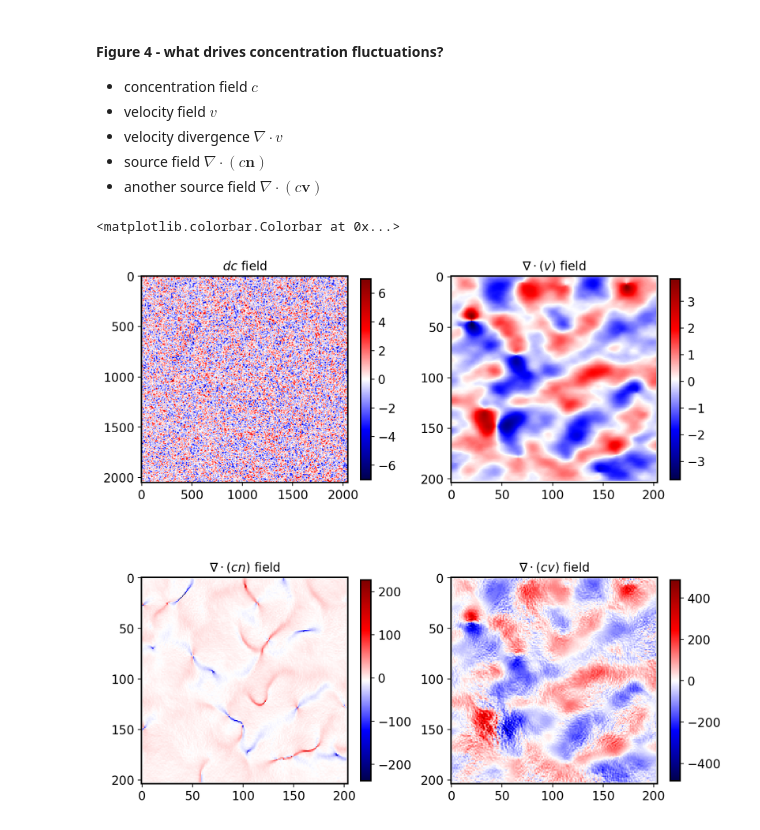
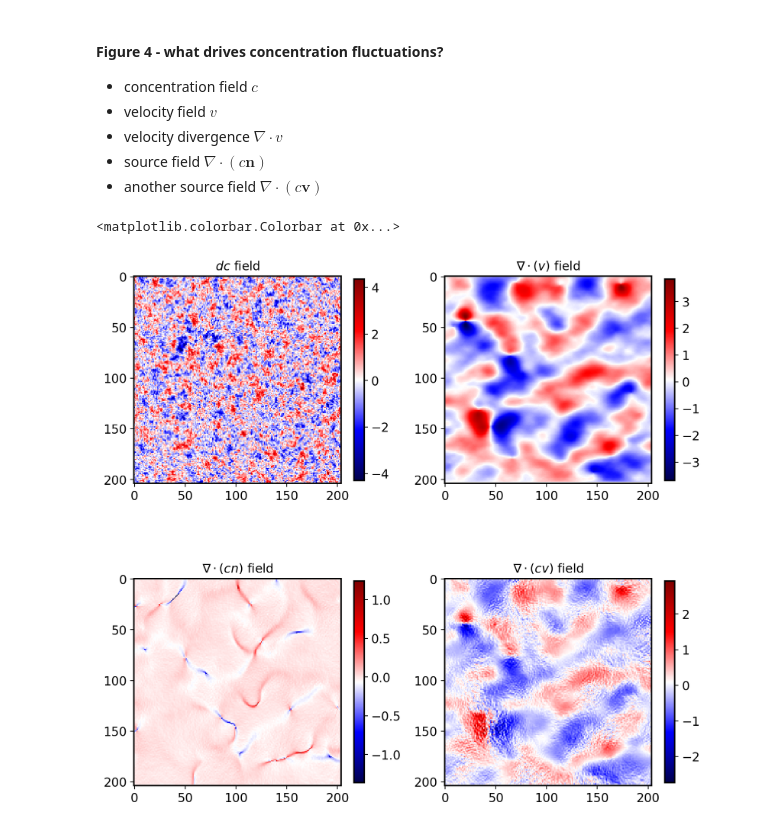
Before and after one commit to ZLoverty/Python, a Jupyter notebook: Correlation/src/fig-4_fields.ipynb, the cells around one changed output. Cells and saved outputs as stored; diff of their text form; code cells hidden in the pictures.

```diff
--- a/Correlation/src/fig-4_fields.ipynb
+++ b/Correlation/src/fig-4_fields.ipynb
@@ -28,36 +27,44 @@ import pandas as pd
 * another source field $\nabla \cdot (c\boldsymbol{v})$
 # %%
 Dir = r'D:\Wei\Dynamics_raw\piv_result_10\80\900-901.csv'
-img_folder = r'D:\Wei\Dynamics_raw\100'
+img_folder = r'D:\Wei\Dynamics_raw\80'
 dc_folder = r'D:\Wei\Dynamics_raw\80_diff'
+dif = 10
 pivData = pd.read_csv(Dir)
 folder, file = os.path.split(Dir)
 name_ind = file.find('-')
 name = file[0: name_ind]
+
+# dc = np.load(os.path.join(dc_folder, name + '.npy'))
 imgDir = os.path.join(img_folder, name + '.tif')
+imgDir1 = os.path.join(img_folder, str(int(int(name)+dif)) + '.tif')
 img = io.imread(imgDir)
-c, v, divcn, divcv, divv = corrLib.div_field_2(img, pivData, 10, 10)
-dc = np.load(os.path.join(dc_folder, name + '.npy'))
+img1 = io.imread(imgDir1)
+c, v, divcn, divcv, divv = cl.div_field(img, pivData, 10, 10)
+X, Y, I0 = cl.divide_windows(img0, windowsize=[10, 10], step=10)
+X, Y, I1 = cl.divide_windows(img1, windowsize=[10, 10], step=10)
+dc = I1.astype('int32')-I0.astype('int32')
+dc = signal.correlate2d(dc, mil.matlab_style_gauss2D((11, 11)), mode='same')
 # Plot
 fig, ax = plt.subplots(nrows=2, ncols=2, figsize=(10, 10), dpi=200)
 ax[0, 0].imshow(dc, cmap='seismic')
 ax[0, 0].set_title('$dc$ field')
 ax[0, 1].imshow(divv, cmap='seismic')
 ax[0, 1].set_title('$\\nabla\cdot(v)$ field')
 ax[1, 0].imshow(divcn, cmap='seismic')
 ax[1, 0].set_title('$\\nabla\cdot(cn)$ field')
 ax[1, 1].imshow(divcv, cmap='seismic')
 ax[1, 1].set_title('$\\nabla\cdot(cv)$ field')
 
 normdc = mpl.colors.Normalize(vmin=dc.min(), vmax=dc.max())
 normv = mpl.colors.Normalize(vmin=divv.min(), vmax=divv.max())
 normcv = mpl.colors.Normalize(vmin=divcv.min(), vmax=divcv.max())
 normcn = mpl.colors.Normalize(vmin=divcn.min(), vmax=divcn.max())
 
 plt.colorbar(mpl.cm.ScalarMappable(norm=normdc, cmap='seismic'), ax=ax[0, 0], shrink=0.8, drawedges=False)
 plt.colorbar(mpl.cm.ScalarMappable(norm=normv, cmap='seismic'), ax=ax[0, 1], shrink=0.8, drawedges=False)
 plt.colorbar(mpl.cm.ScalarMappable(norm=normcn, cmap='seismic'), ax=ax[1, 0], shrink=0.8, drawedges=False)
 plt.colorbar(mpl.cm.ScalarMappable(norm=normcv, cmap='seismic'), ax=ax[1, 1], shrink=0.8, drawedges=False)
 # %% [output]
 <matplotlib.colorbar.Colorbar at 0x...>
-[figure, old version]
+[figure, new version]
```
Also changed, not shown: parts of 8 cells of this notebook, 24 other files.
